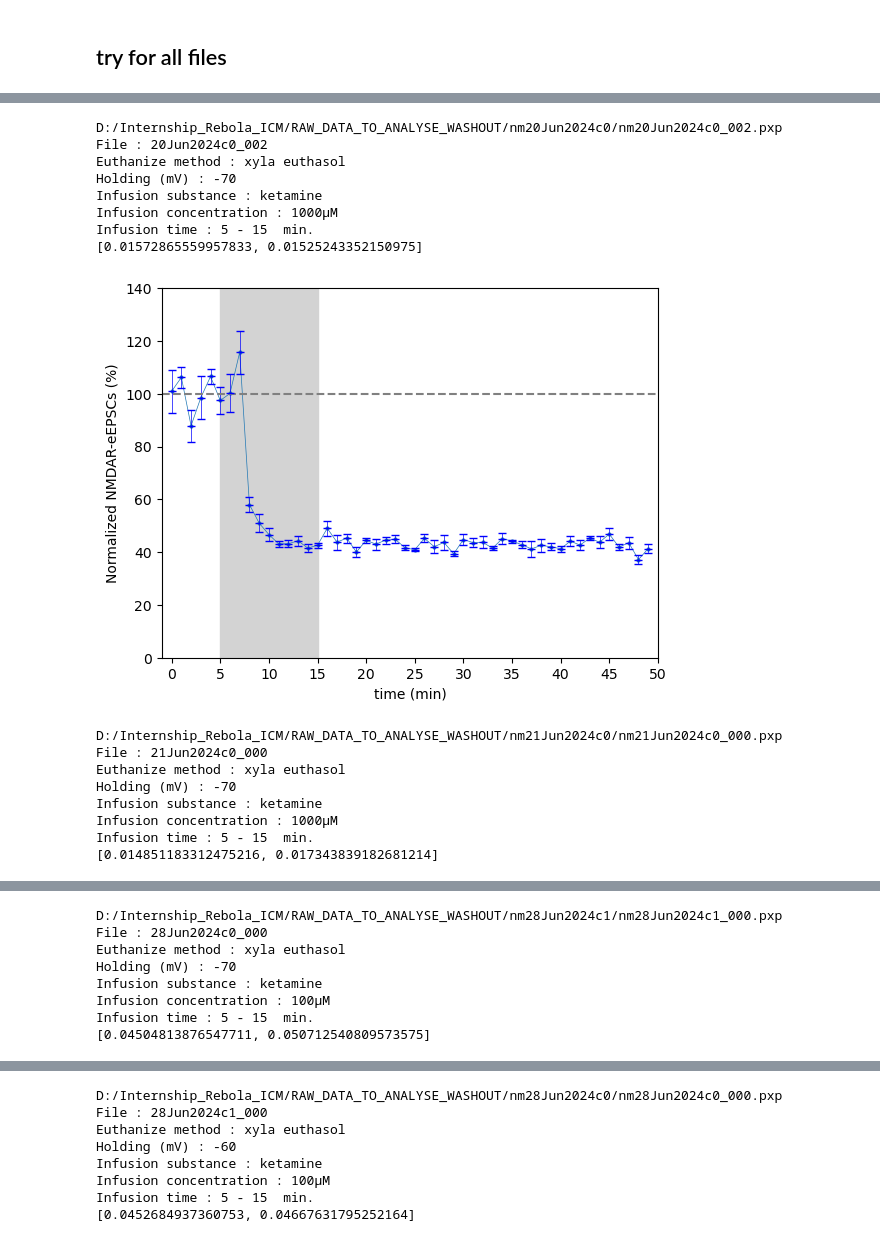
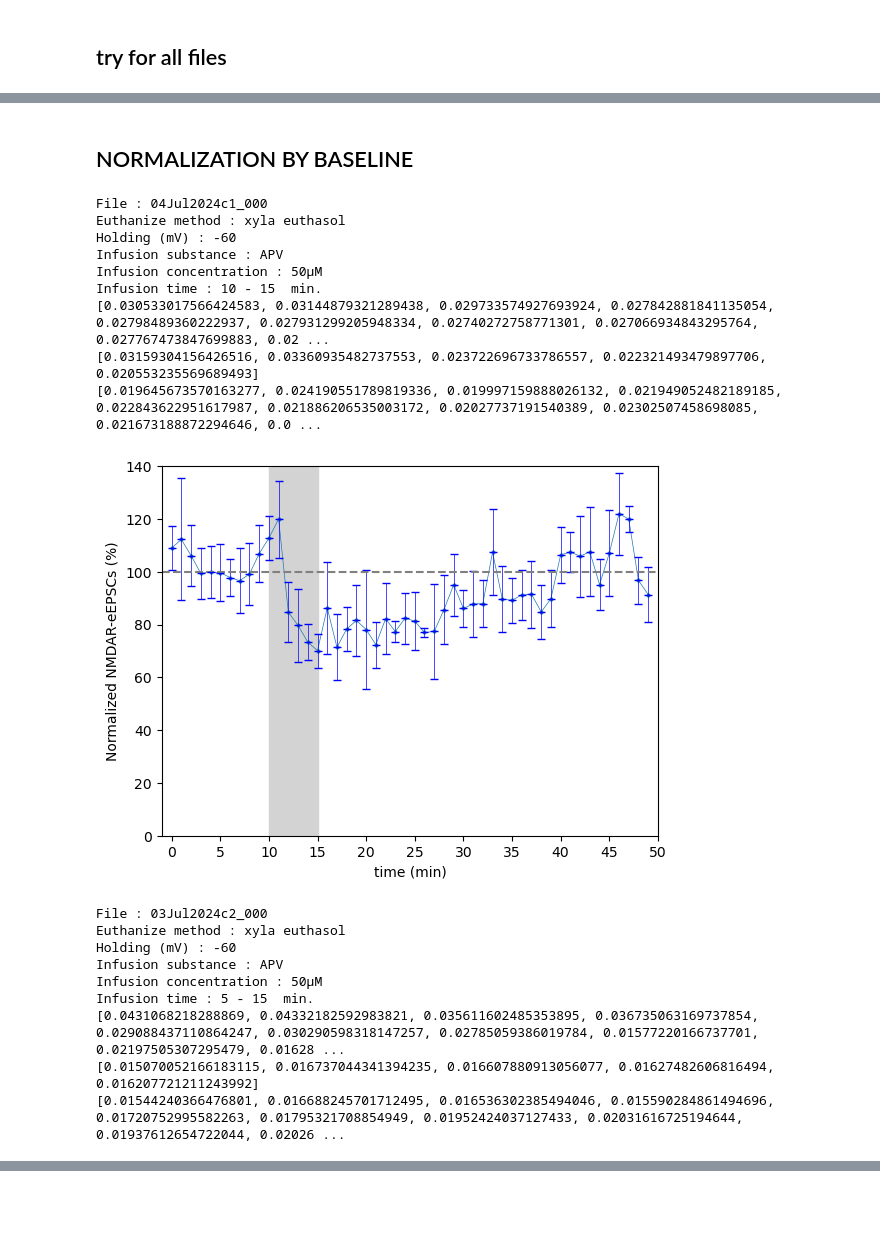
Before and after one commit to LauraGonzalez2000/Intracellular_recording, a Jupyter notebook: src/washout_experiment.ipynb, the cells around one changed output, grey strips where cells are left out. Saved outputs shown, nothing was run; the diff lists cells and outputs as text; code cells hidden in the pictures; blank space fills up the shorter version.

Commit message:
normalization problems to remove noise, in progress

```diff
--- a/src/washout_experiment.ipynb
+++ b/src/washout_experiment.ipynb
@@ -212,5 +244,5 @@ D:/Internship_Rebola_ICM/RAW_DATA_TO_ANALYSE_WASHOUT/nm04Jul2024c1/nm04Jul2024c1
 # %% [markdown]
 ## try for all files
 # %%
-files = find_nm_files('D:\Internship_Rebola_ICM\RAW_DATA_TO_ANALYSE_WASHOUT')
-files
+files = find_nm_files('D:\Internship_Rebola_ICM\RAW_DATA_TO_ANALYSE_WASHOUT_q')
+datafiles = get_datafiles(files)
@@ -235,4 +249,4 @@ files
 # %%
-file_info = open('C:/Users/laura.gonzalez/Programming/Intracellular_recording/src/Files1.csv', 'r')
+file_info = open('C:/Users/laura.gonzalez/Programming/Intracellular_recording/src/Files1q.csv', 'r')
 info_df = pd.read_csv(file_info, header=0, sep=';')
 info_df
@@ -239,8 +259,8 @@ info_df
 # %%
 i=0
-for file in files:
+for datafile in datafiles:
     try:
-        print(file)
+        #print(file)
         print("File :", info_df["Files"][i])
         print("Euthanize method :", info_df["euthanize method"][i])
         print("Holding (mV) :", info_df["Holding (mV)"][i])
@@ -248,7 +268,7 @@ for file in files:
         print("Infusion concentration :", info_df["infusion concentration"][i])
         print("Infusion time :", info_df["infusion start"][i], "-", info_df["infusion end"][i], " min.")
 
-        datafile = loadpxp(file)
+        #datafile = loadpxp(file)
         recordings = get_recordings(datafile)
 
         diffs = []
@@ -260,7 +280,7 @@ for file in files:
         fig, ax = plt.subplots()
         ax.plot(diffs, marker = "o", linewidth = 0.5, markersize=2 )
         ax.set_xlim(0,300)
-        ax.set_ylim(-0.175, -0.01)
+        ax.set_ylim(-0.06, -0.01)
         ax.set_ylabel("Peak - baseline (nA)")
         ax.set_xlabel("sweep")
         ax.axvspan(info_df["infusion start"][i]*6, info_df["infusion end"][i]*6, color='lightgrey')
@@ -331,9 +311,8 @@ Infusion time : 10 - 15  min.
 # %%
 i=0
-for file in files:
+for datafile in datafiles:
     try:
 
-        print(file)
         print("File :", info_df["Files"][i])
         print("Euthanize method :", info_df["euthanize method"][i])
         print("Holding (mV) :", info_df["Holding (mV)"][i])
@@ -341,7 +320,7 @@ for file in files:
         print("Infusion concentration :", info_df["infusion concentration"][i])
         print("Infusion time :", info_df["infusion start"][i], "-", info_df["infusion end"][i], " min.")
 
-        datafile = loadpxp(file)
+        #datafile = loadpxp(file)
         recordings = get_recordings(datafile)
         diffs = get_diffs(recordings)
         batches_m, batches_std = get_batches_rec(diffs)
@@ -426,9 +436,11 @@ Infusion time : 10 - 15  min.
+# %% [markdown]
+## NORMALIZATION BY BASELINE
 # %%
 i = 0
 
-for file in files:
+for datafile in datafiles:
     try:
-        print(file)
+        #print(file)
         print("File :", info_df["Files"][i])
         print("Euthanize method :", info_df["euthanize method"][i])
         print("Holding (mV) :", info_df["Holding (mV)"][i])
@@ -438,52 +450,55 @@ for file in files:
 
 
        #info file
-        datafile = loadpxp(file)
         recordings = get_recordings(datafile)
         diffs = get_diffs2(recordings)
         batches_m, batches_std = get_batches_rec(diffs)
-        print(batches_m[35:37])
+        print(batches_m[0:10])
+        print(batches_m[10:15])
+        print(batches_m[15:50])
 
         # Calculate baseline mean and standard deviation
-        baseline_m = np.mean(batches_m[0:5])
-        baseline_std = np.std(batches_m[0:5])
+        baseline_m = np.mean(batches_m[(info_df["infusion start"][i]-5):info_df["infusion start"][i]])
+        baseline_std = np.std(batches_m[(info_df["infusion start"][i]-5):info_df["infusion start"][i]])
 
         # Normalization by baseline
         batches_m_norm = (batches_m / baseline_m) * 100  # Baseline at 100%
         batches_std_norm = (batches_std / baseline_m) * 100  # Adjust standard deviation normalization ????
 
         fig, ax = plt.subplots()
         ax.plot(batches_m_norm, marker="o", linewidth=0.5, markersize=2)
         ax.errorbar(range(len(batches_m_norm)), batches_m_norm, yerr=batches_std_norm, linestyle='None', marker='_', color='blue', capsize=3, linewidth = 0.5)
         ax.set_xlim(-1, 50 )
         ax.set_ylim( 0, 140)
         ax.set_ylabel("Normalized NMDAR-eEPSCs (%)")
         ax.set_xlabel("time (min)")
         ax.set_xticks(np.arange(0, 51, 5))
         ax.axvspan(info_df["infusion start"][i], info_df["infusion end"][i], color='lightgrey')
         plt.axhline(100, color="grey", linestyle="--")
 
         plt.show()
 
     except Exception as e:
         print(f"Error analysing this file: {e}")
 
     i+=1
 # %% [output]
-D:/Internship_Rebola_ICM/RAW_DATA_TO_ANALYSE_WASHOUT/nm20Jun2024c0/nm20Jun2024c0_002.pxp
-File : 20Jun2024c0_002
+File : 04Jul2024c1_000
 Euthanize method : xyla euthasol
-Holding (mV) : -70
-Infusion substance : ketamine
-Infusion concentration : 1000µM
-Infusion time : 5 - 15  min.
-[0.01572865559957833, 0.01525243352150975]
+Holding (mV) : -60
+Infusion substance : APV
+Infusion concentration : 50µM
+Infusion time : 10 - 15  min.
+[0.030533017566424583, 0.03144879321289438, 0.029733574927693924, 0.027842881841135054, 0.02798489360222937, 0.027931299205948334, 0.02740272758771301, 0.027066934843295764, 0.027767473847699883, 0.02 ...
+[0.03159304156426516, 0.03360935482737553, 0.023722696733786557, 0.022321493479897706, 0.020553235569689493]
+[0.019645673570163277, 0.024190551789819336, 0.019997159888026132, 0.021949052482189185, 0.022843622951617987, 0.021886206535003172, 0.02027737191540389, 0.02302507458698085, 0.021673188872294646, 0.0 ...
-[figure, old version]
+[figure, new version]
-D:/Internship_Rebola_ICM/RAW_DATA_TO_ANALYSE_WASHOUT/nm21Jun2024c0/nm21Jun2024c0_000.pxp
-File : 21Jun2024c0_000
+File : 03Jul2024c2_000
 Euthanize method : xyla euthasol
-Holding (mV) : -70
-Infusion substance : ketamine
-Infusion concentration : 1000µM
+Holding (mV) : -60
+Infusion substance : APV
+Infusion concentration : 50µM
 Infusion time : 5 - 15  min.
-[0.014851183312475216, 0.017343839182681214]
+[0.0431068218288869, 0.04332182592983821, 0.035611602485353895, 0.036735063169737854, 0.029088437110864247, 0.030290598318147257, 0.02785059386019784, 0.01577220166737701, 0.02197505307295479, 0.01628 ...
+[0.015070052166183115, 0.016737044341394235, 0.016607880913056077, 0.01627482606816494, 0.016207721211243992]
+[0.01544240366476801, 0.016688245701712495, 0.016536302385494046, 0.015590284861494696, 0.01720752995582263, 0.01795321708854949, 0.01952424037127433, 0.02031616725194644, 0.01937612654722044, 0.02026 ...
@@ -491,8 +505,0 @@ Infusion time : 5 - 15  min.
-D:/Internship_Rebola_ICM/RAW_DATA_TO_ANALYSE_WASHOUT/nm28Jun2024c1/nm28Jun2024c1_000.pxp
-File : 28Jun2024c0_000
-Euthanize method : xyla euthasol
-Holding (mV) : -70
-Infusion substance : ketamine
-Infusion concentration : 100µM
-Infusion time : 5 - 15  min.
-[0.04504813876547711, 0.050712540809573575]
@@ -500,8 +505,0 @@ Infusion time : 5 - 15  min.
-D:/Internship_Rebola_ICM/RAW_DATA_TO_ANALYSE_WASHOUT/nm28Jun2024c0/nm28Jun2024c0_000.pxp
-File : 28Jun2024c1_000
-Euthanize method : xyla euthasol
-Holding (mV) : -60
-Infusion substance : ketamine
-Infusion concentration : 100µM
-Infusion time : 5 - 15  min.
-[0.0452684937360753, 0.04667631795252164]
```
Also changed, not shown: parts of 27 cells of this notebook, 1 other file.
